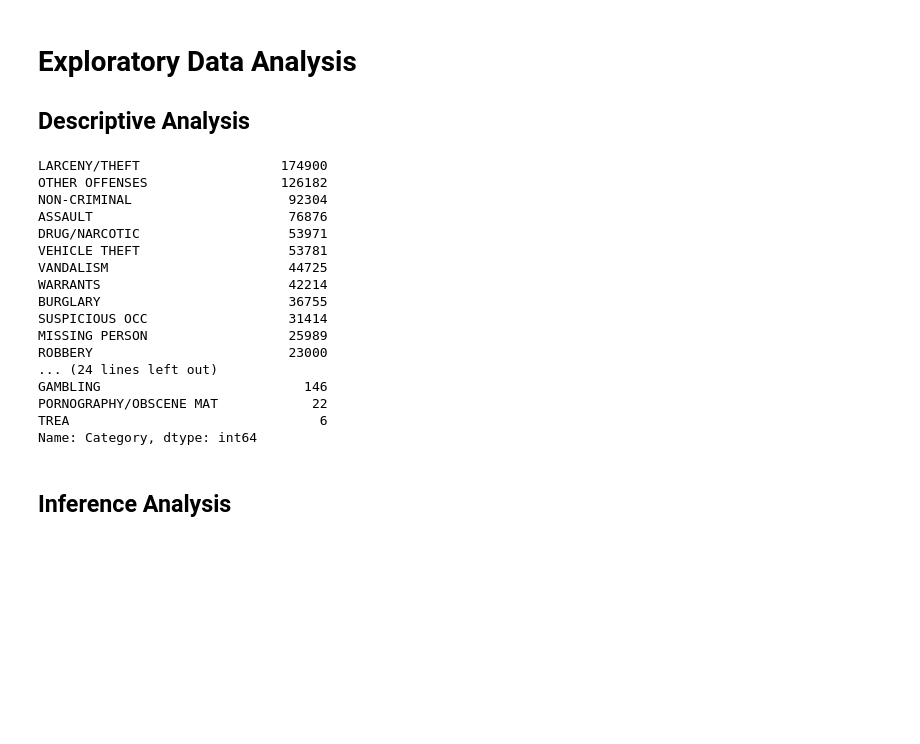
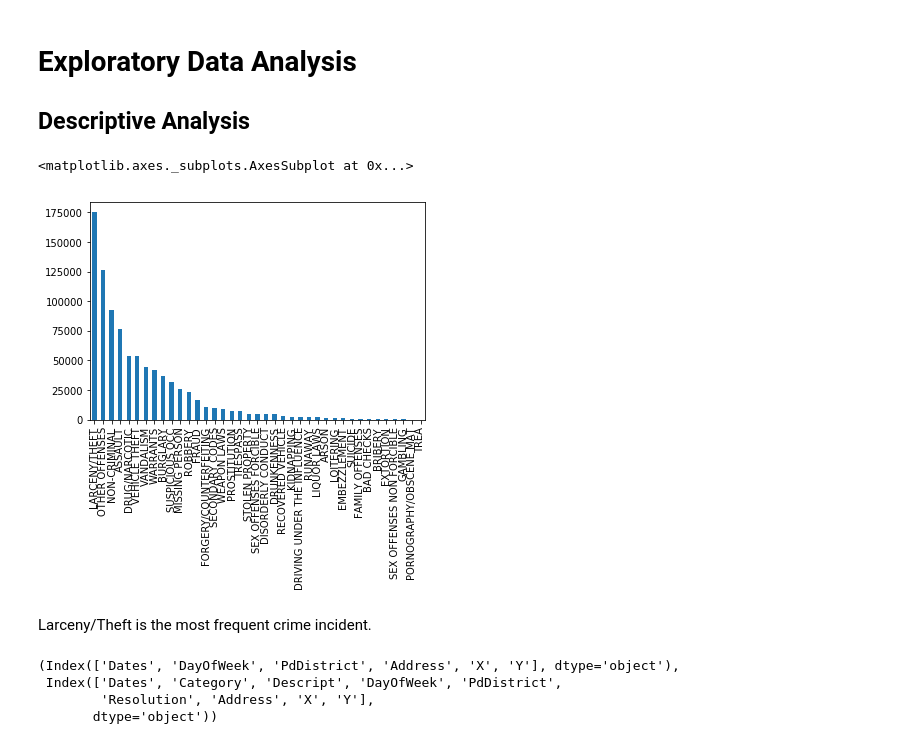
Before and after one commit to G94/Kaggle_SanFranciscoCrime, a Jupyter notebook: jupyter_notebook_sf_crime.ipynb, the cells around one changed output. Saved outputs shown, nothing was run; the diff lists cells and outputs as text; code cells hidden in the pictures; blank space fills up the shorter version.

```diff
--- a/jupyter_notebook_sf_crime.ipynb
+++ b/jupyter_notebook_sf_crime.ipynb
@@ -4,8 +25,8 @@ import numpy as np
 import scipy as sc
 import seaborn as sns
 
-train = pd.read_csv('train.csv')
-test = pd.read_csv('test.csv', index_col='Id')
+train = pd.read_csv('../train.csv')
+test = pd.read_csv('../test.csv', index_col='Id')
 # %%
 train.shape
 # %% [output]
@@ -55,25 +78,18 @@ test.head()
 # %% [markdown]
  # Exploratory Data Analysis
  ## Descriptive Analysis
-# %%
-train.Category.value_counts()
-# %% [output]
-LARCENY/THEFT                  174900
-OTHER OFFENSES                 126182
-NON-CRIMINAL                    92304
-ASSAULT                         76876
-DRUG/NARCOTIC                   53971
-VEHICLE THEFT                   53781
-VANDALISM                       44725
-WARRANTS                        42214
-BURGLARY                        36755
-SUSPICIOUS OCC                  31414
-MISSING PERSON                  25989
-ROBBERY                         23000
-... (24 lines left out)
-GAMBLING                          146
-PORNOGRAPHY/OBSCENE MAT            22
-TREA                                6
-Name: Category, dtype: int64
-# %% [markdown]
-## Inference Analysis
+# %%
+%matplotlib inline
+train.Category.value_counts().plot(kind='bar')
+# %% [output]
+<matplotlib.axes._subplots.AxesSubplot at 0x...>
+[figure, added]
+# %% [markdown]
+Larceny/Theft is the most frequent crime incident.
+# %%
+test.columns, train.columns
+# %% [output]
+(Index(['Dates', 'DayOfWeek', 'PdDistrict', 'Address', 'X', 'Y'], dtype='object'),
+ Index(['Dates', 'Category', 'Descript', 'DayOfWeek', 'PdDistrict',
+        'Resolution', 'Address', 'X', 'Y'],
+       dtype='object'))
```
Also changed, not shown: parts of 17 cells of this notebook, 2 other files.
